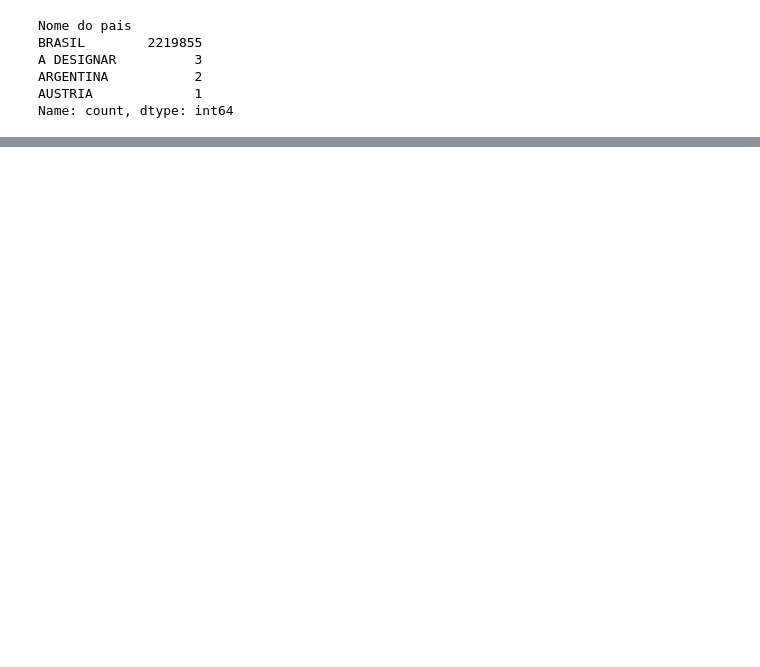
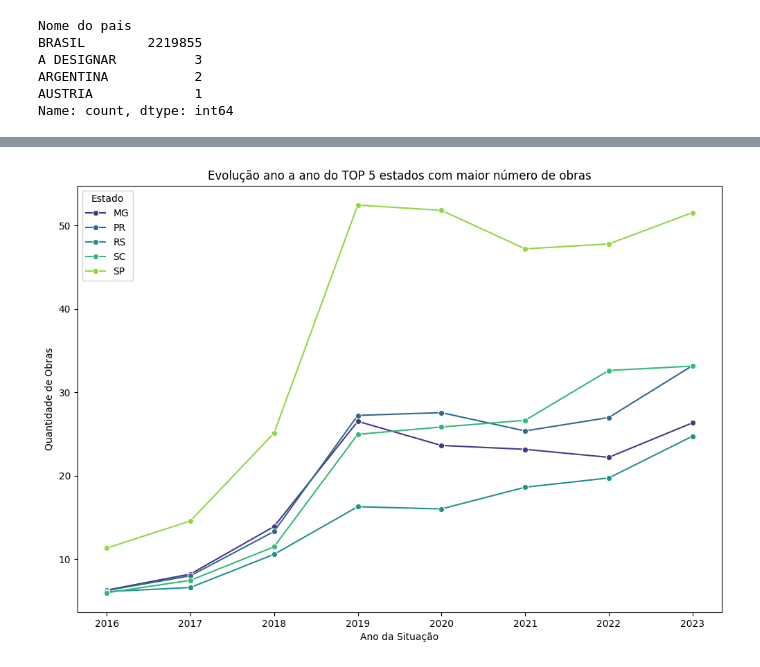
Before and after one commit to ribeiroluizh/analise_exploratoria_dados_cno_obras, a Jupyter notebook: analise_obras.ipynb, the cells around one changed output, grey strips where cells are left out. Drawn from its saved outputs; the diff is of its cells as text; code cells hidden in the pictures; blank space fills up the shorter version.

```diff
--- a/analise_obras.ipynb
+++ b/analise_obras.ipynb
@@ -192,0 +315,22 @@ Temos um total de 317330373.25 Km² de área total em todos os dados registrados
+# %%
+top_5_estados = obras_ativas_ano.groupby('Estado')['Numero de Obras'].sum().nlargest(5).index
+obras_top5 = obras_ativas_ano[obras_ativas_ano['Estado'].isin(top_5_estados)].copy(deep=True)
+obras_top5.drop('Nome do município', axis=1, inplace=True)
+# %%
+plt.figure(figsize=(12,8))
+fig3 = sns.lineplot(
+    data=obras_top5,
+    x='Ano da Situação',
+    y='Numero de Obras',
+    hue='Estado',
+    palette='viridis',
+    errorbar=None,
+    marker='o'
+)
+
+plt.title('Evolução ano a ano do TOP 5 estados com maior número de obras')
+plt.xlabel('Ano da Situação')
+plt.ylabel('Quantidade de Obras')
+plt.show()
+# %% [output]
+[figure, added]
```
Also changed, not shown: parts of 60 cells of this notebook, 1 other file.
